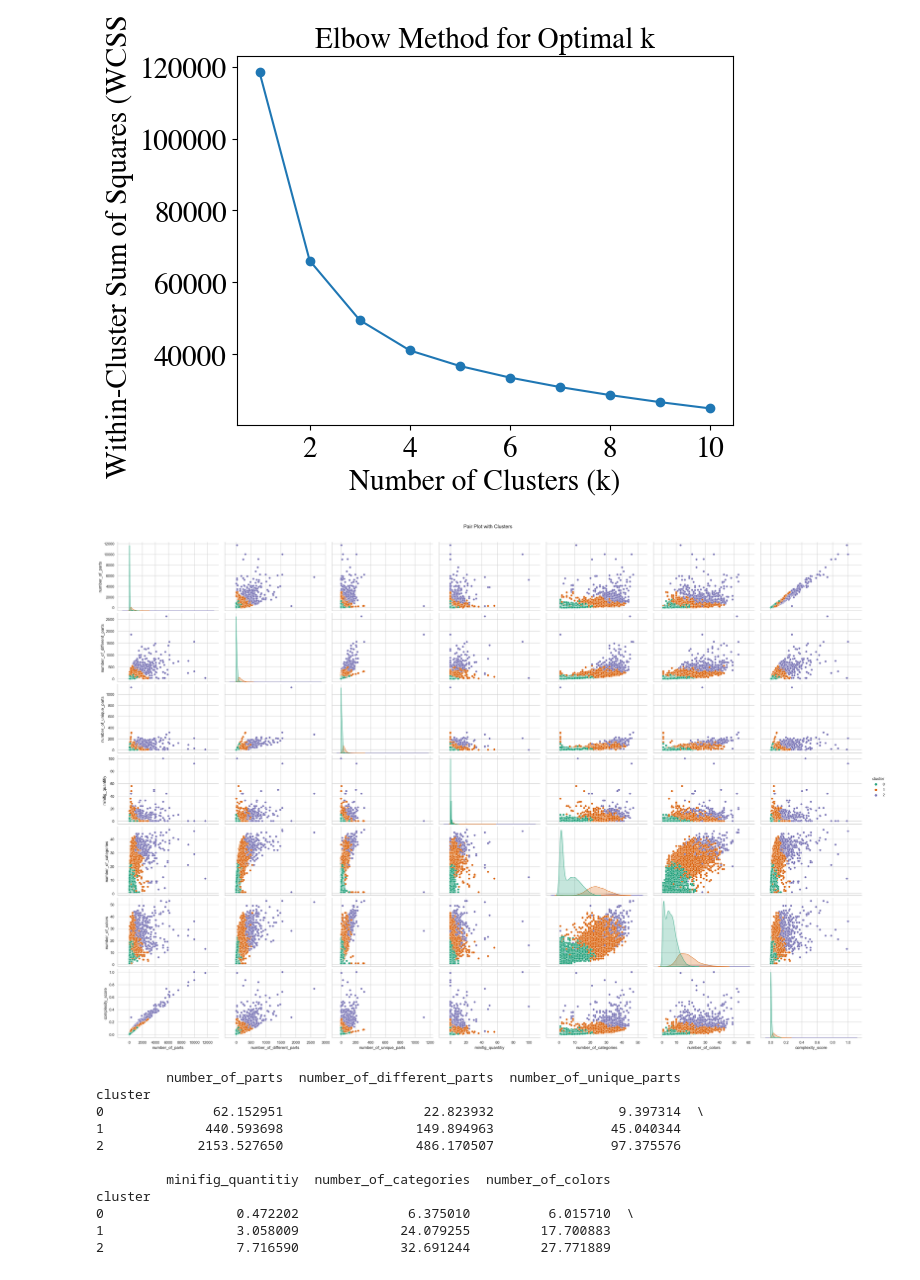
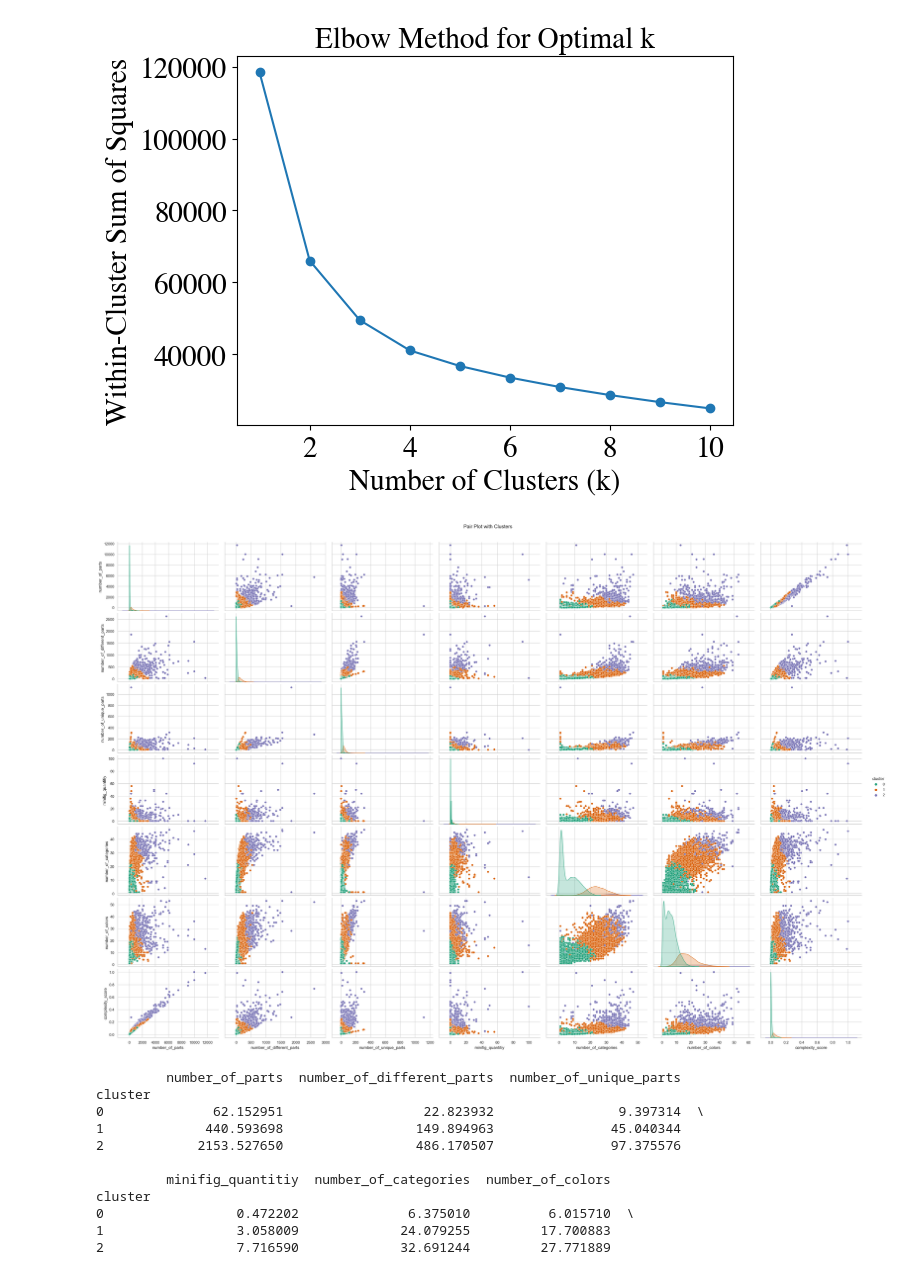
Before and after one commit to eddiebeach99/Data_Literacy, a Jupyter notebook: Analysis/clustering.ipynb, the cells around one changed output. Saved outputs shown, nothing was run; the diff lists cells and outputs as text; code cells hidden in the pictures.

Commit message:
revised plots

```diff
--- a/Analysis/clustering.ipynb
+++ b/Analysis/clustering.ipynb
@@ -87,29 +84,29 @@ Name: number_of_parts, dtype: float64
 # %%
 ##### Plot the elbow method graph #####
 
 plt.plot(range(1, 11), wcss, marker='o')
 plt.title('Elbow Method for Optimal k')
 plt.xlabel('Number of Clusters (k)')
-plt.ylabel('Within-Cluster Sum of Squares (WCSS)')
+plt.ylabel('Within-Cluster Sum of Squares')
 plt.show()
 
 # based on the elbow method, choose the optimal number of clusters
 optimal_k = 3  # You can change this based on the plot
 
 # perform k-means clustering with the optimal number of clusters
 kmeans = KMeans(n_clusters=optimal_k, init='k-means++', random_state=42)
 clusters = kmeans.fit_predict(scaled_data)
 
 # add the cluster labels to the original DataFrame
 data['cluster'] = clusters
 
 # visualize the clusters using a pair plot
 sns.set(style="whitegrid")
 sns.pairplot(data, hue='cluster', palette='Dark2', vars=columns_for_clustering, height=3, aspect=1.5)
 plt.suptitle('Pair Plot with Clusters', y=1.02)
 plt.show()
 # %% [output]
-[figure, old version]
+[figure, new version]
 [figure]
 # %%
 ##### Print means of different factors in the clusters #####
```
Also changed, not shown: parts of 2 cells of this notebook, 14 other files.
